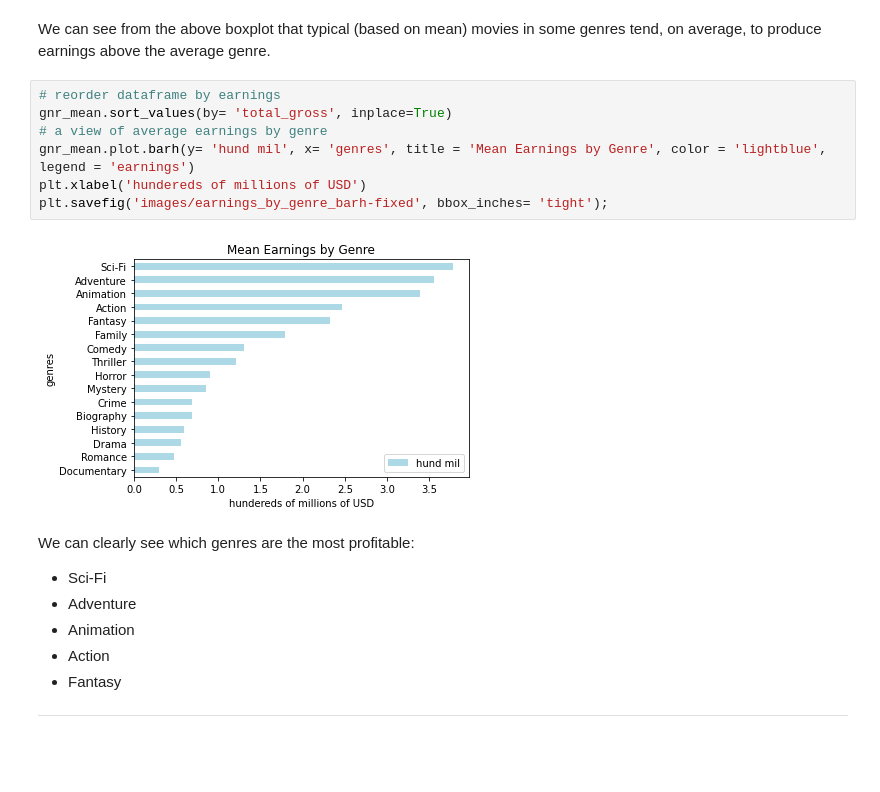
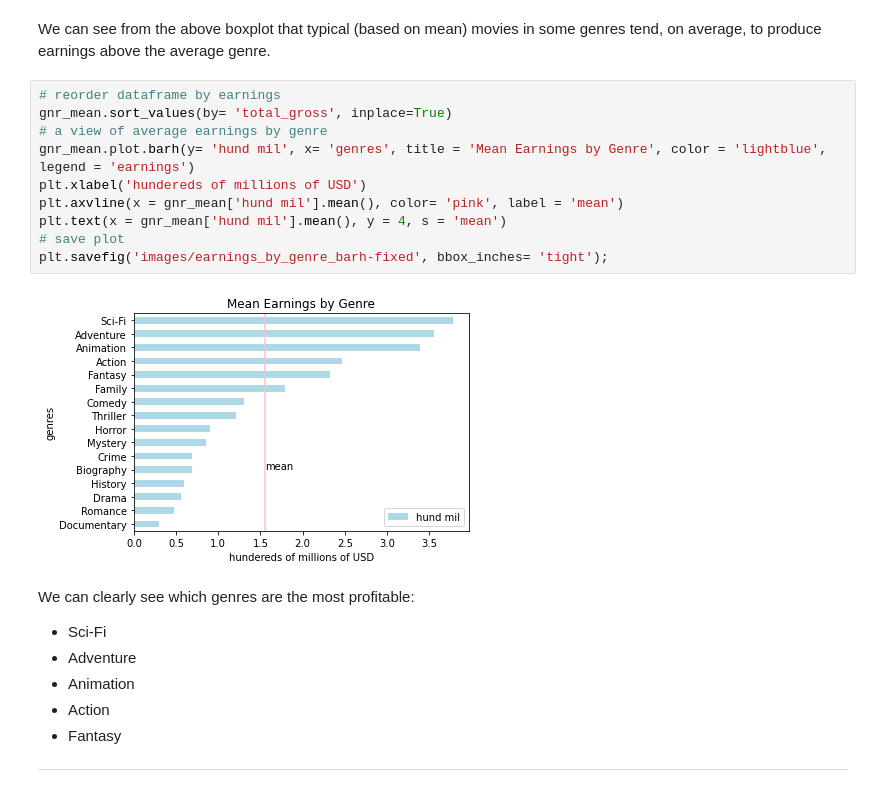
Before and after one commit to terminalcoder/Movie-Earnings-Analysis, a Jupyter notebook: Movie Earnings Analysis Notebook.ipynb, the cells around one changed output. Saved outputs shown, nothing was run; the diff lists cells and outputs as text; blank space fills up the shorter version.

```diff
--- a/Movie Earnings Analysis Notebook.ipynb
+++ b/Movie Earnings Analysis Notebook.ipynb
@@ -457,12 +457,15 @@ We can see from the above boxplot that typical (based on mean) movies in some ge
 # %%
 # reorder dataframe by earnings
 gnr_mean.sort_values(by= 'total_gross', inplace=True)
 # a view of average earnings by genre
 gnr_mean.plot.barh(y= 'hund mil', x= 'genres', title = 'Mean Earnings by Genre', color = 'lightblue', legend = 'earnings')
 plt.xlabel('hundereds of millions of USD')
+plt.axvline(x = gnr_mean['hund mil'].mean(), color= 'pink', label = 'mean')
+plt.text(x = gnr_mean['hund mil'].mean(), y = 4, s = 'mean')
+# save plot
 plt.savefig('images/earnings_by_genre_barh-fixed', bbox_inches= 'tight');
 # %% [output]
-[figure, old version]
+[figure, new version]
 # %% [markdown]
 We can clearly see which genres are the most profitable:
 * Sci-Fi
```
Also changed, not shown: parts of 11 cells of this notebook, 1 other file.
